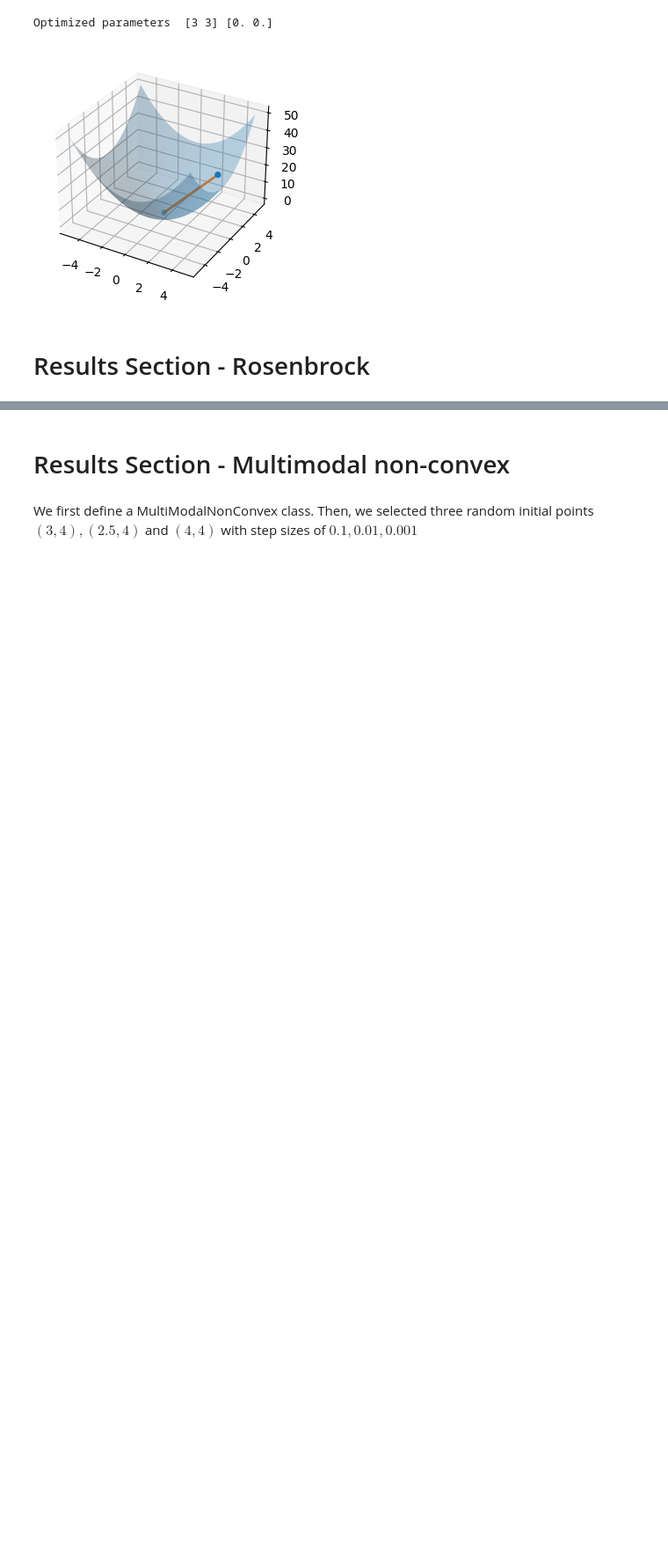
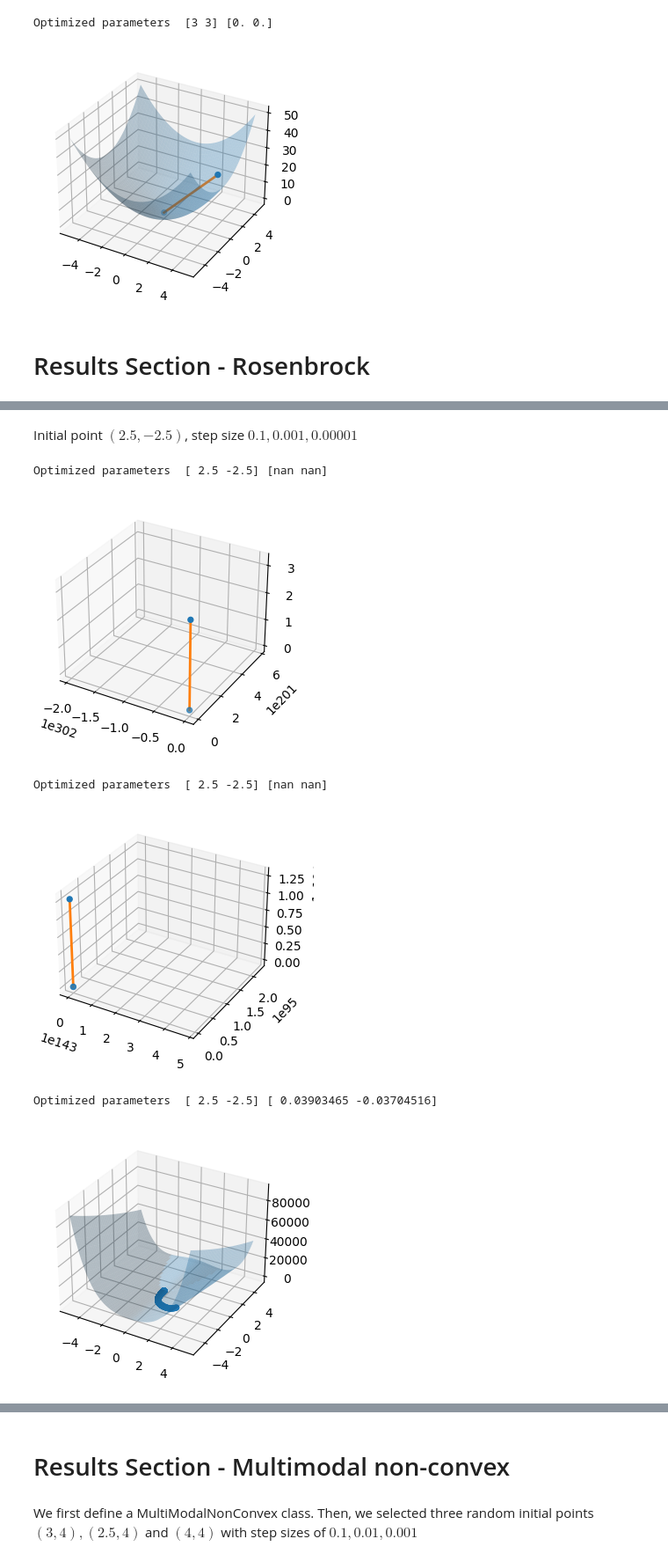
Before and after one commit to zh1322114772/Project1-GradientDescent, a Jupyter notebook: Project1.ipynb, the cells around one changed output, grey strips where cells are left out. Shown at 88% size. Cells and saved outputs as stored; diff of their text form; code cells hidden in the pictures; blank space fills up the shorter version.

```diff
--- a/Project1.ipynb
+++ b/Project1.ipynb
@@ -309,0 +349,11 @@ class Rosenbrock(C2Differentiable):
+# %% [markdown]
+Initial point $(2.5, -2.5)$, step size $0.1, 0.001, 0.00001$
+# %%
+VanillaGDRosenbrockPlot(np.array([2.5, -2.5]))
+# %% [output]
+Optimized parameters  [ 2.5 -2.5] [nan nan]
+[figure, added]
+Optimized parameters  [ 2.5 -2.5] [nan nan]
+[figure, added]
+Optimized parameters  [ 2.5 -2.5] [ 0.03903465 -0.03704516]
+[figure, added]
```
Also changed, not shown: parts of 18 cells of this notebook.
